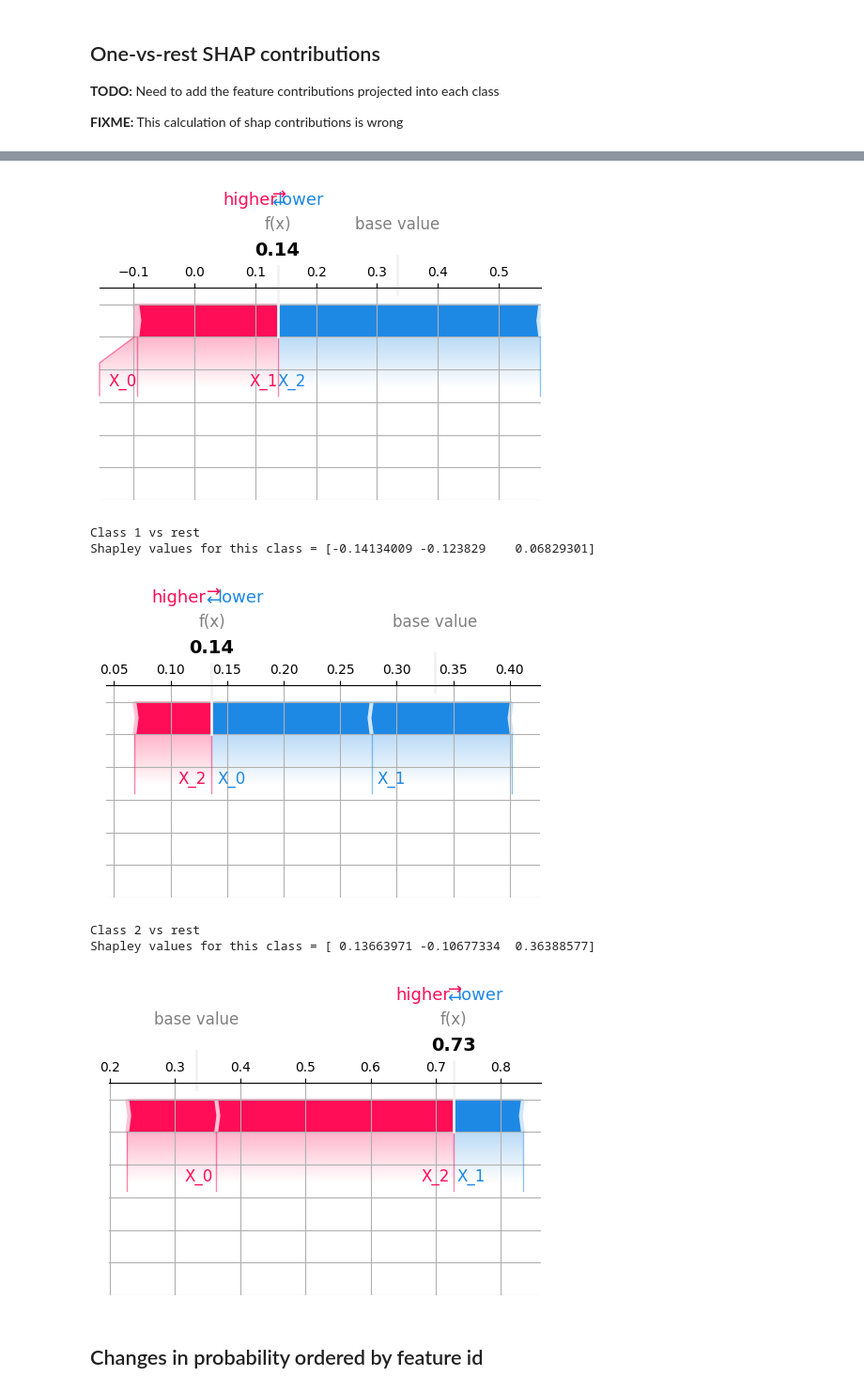
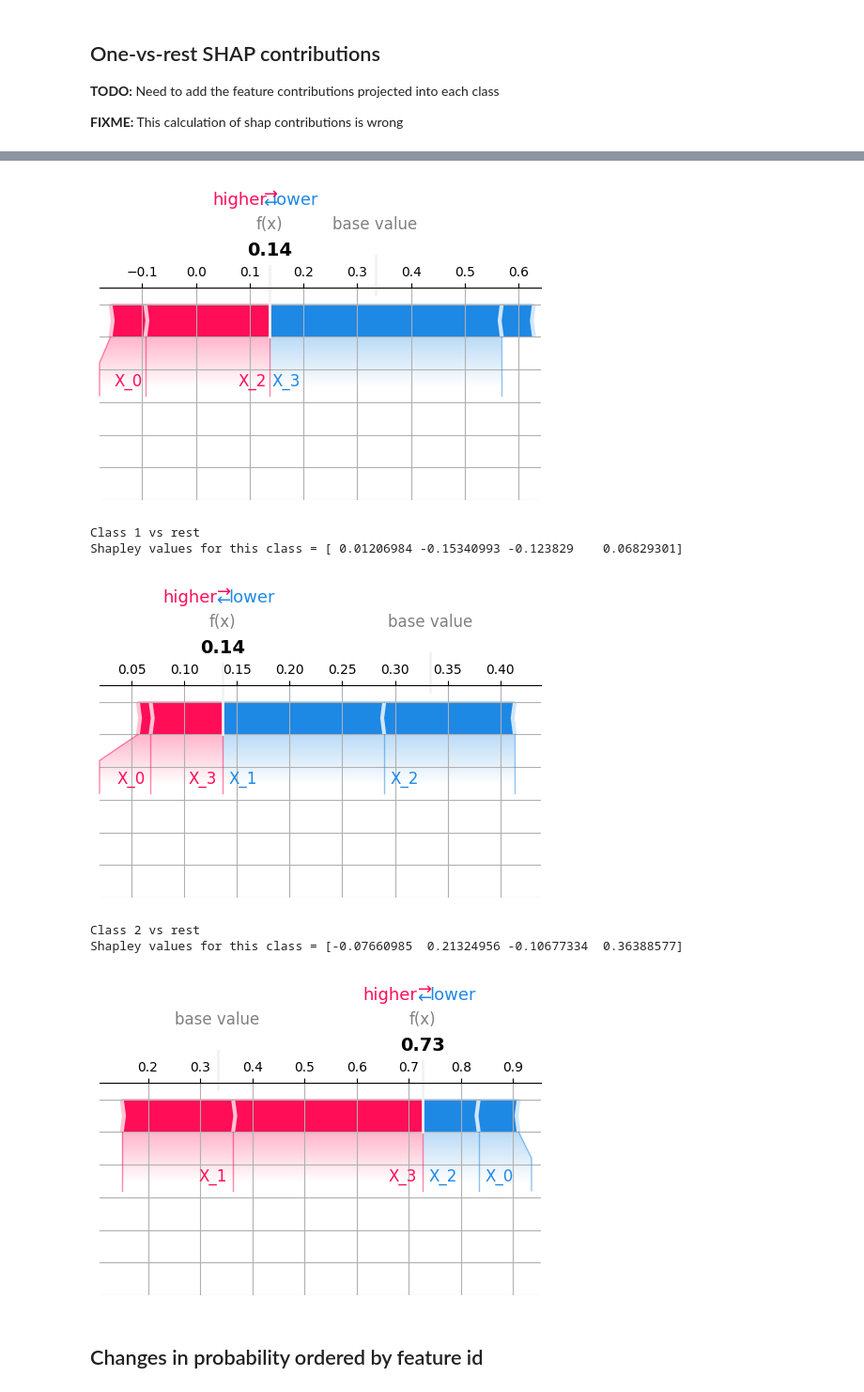
Before and after one commit to shapley-composition/ecai-2024-code-and-exp, a Jupyter notebook: toy_example_in_ilr_and_shap.ipynb, the cells around one changed output, grey strips where cells are left out. Shown at 94% size. Drawn from its saved outputs; the diff is of its cells as text; code cells hidden in the pictures.

```diff
--- a/toy_example_in_ilr_and_shap.ipynb
+++ b/toy_example_in_ilr_and_shap.ipynb
@@ -115,7 +115,8 @@ inst_ilr_tip_list = [[rotate([0.5, 0.2], 30),
                   rotate([2, 0], 30)]]
 
 inst_ilr_tip_list = [
-     [np.array([0.4, -0.5]),
+     [np.array([0.1, 0.3]),
+      np.array([0.4, -0.5]),
       np.array([1.5, -0.5]),
       np.array([0, -np.sqrt(3)/2 - 0.5])],
 #     [np.array([0, -2]),
@@ -405,7 +414,7 @@ for i, instance in enumerate(inst_ovr_prob_shap_cont_list):
         shap.force_plot(
             base_value=base_prob[label_id],
             shap_values=feat_class_m[:,label_id],
-            features=[f"X_{j}" for j in range(feat_class_m.shape[1])],
+            features=[f"X_{j}" for j in range(feat_class_m.shape[0])],
             matplotlib=True, show=False,
             figsize=(5, 4)
         )
@@ -419,10 +428,10 @@ Shapley values for this class = [ 0.00470038  0.23060233 -0.43217878]
-[figure, old version]
+[figure, new version]
 Class 1 vs rest
-Shapley values for this class = [-0.14134009 -0.123829    0.06829301]
+Shapley values for this class = [ 0.01206984 -0.15340993 -0.123829    0.06829301]
-[figure, old version]
+[figure, new version]
 Class 2 vs rest
-Shapley values for this class = [ 0.13663971 -0.10677334  0.36388577]
+Shapley values for this class = [-0.07660985  0.21324956 -0.10677334  0.36388577]
-[figure, old version]
+[figure, new version]
 # %% [markdown]
 ## Changes in probability ordered by feature id
 # %%
```
Also changed, not shown: parts of 16 cells of this notebook, 3 other files.
